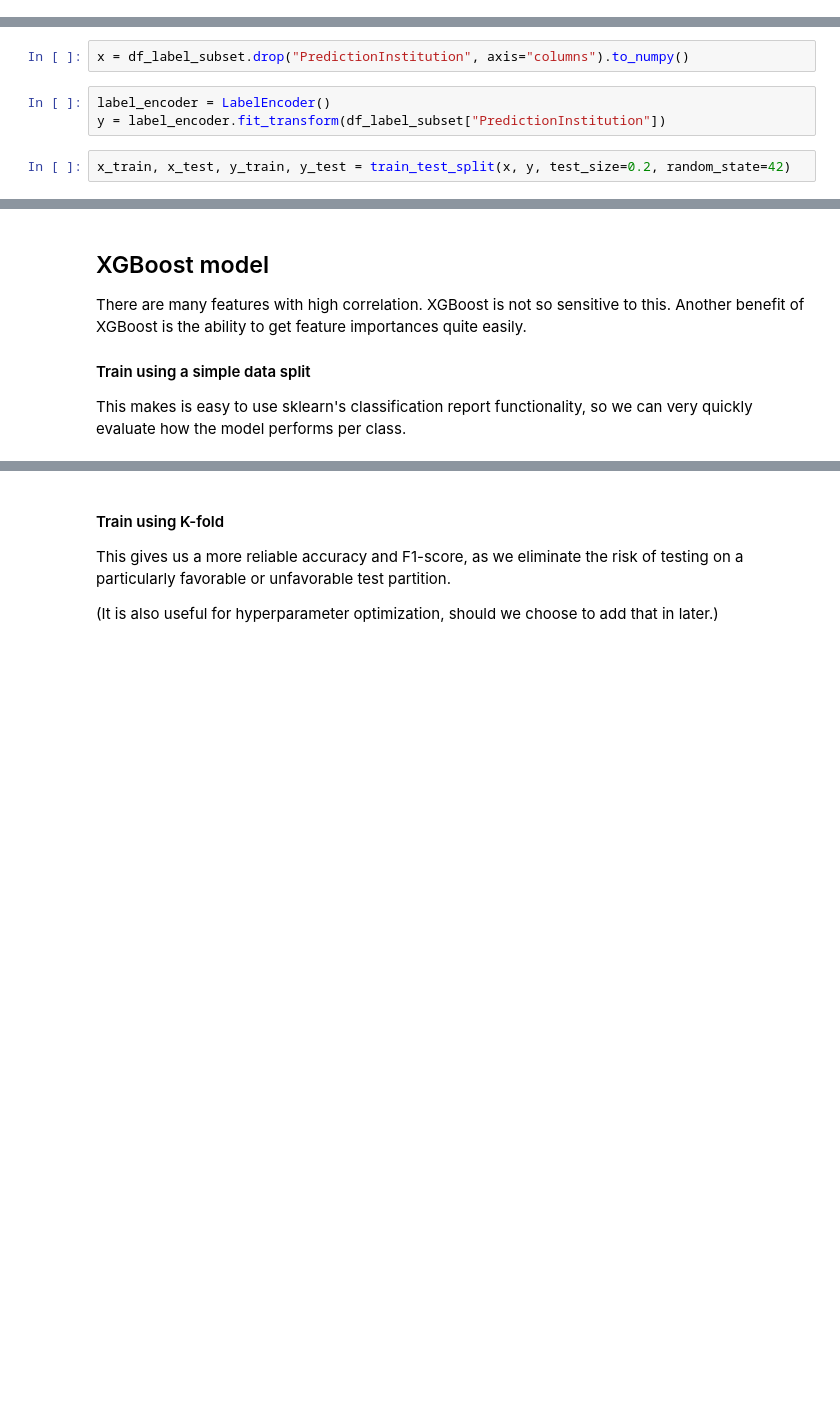
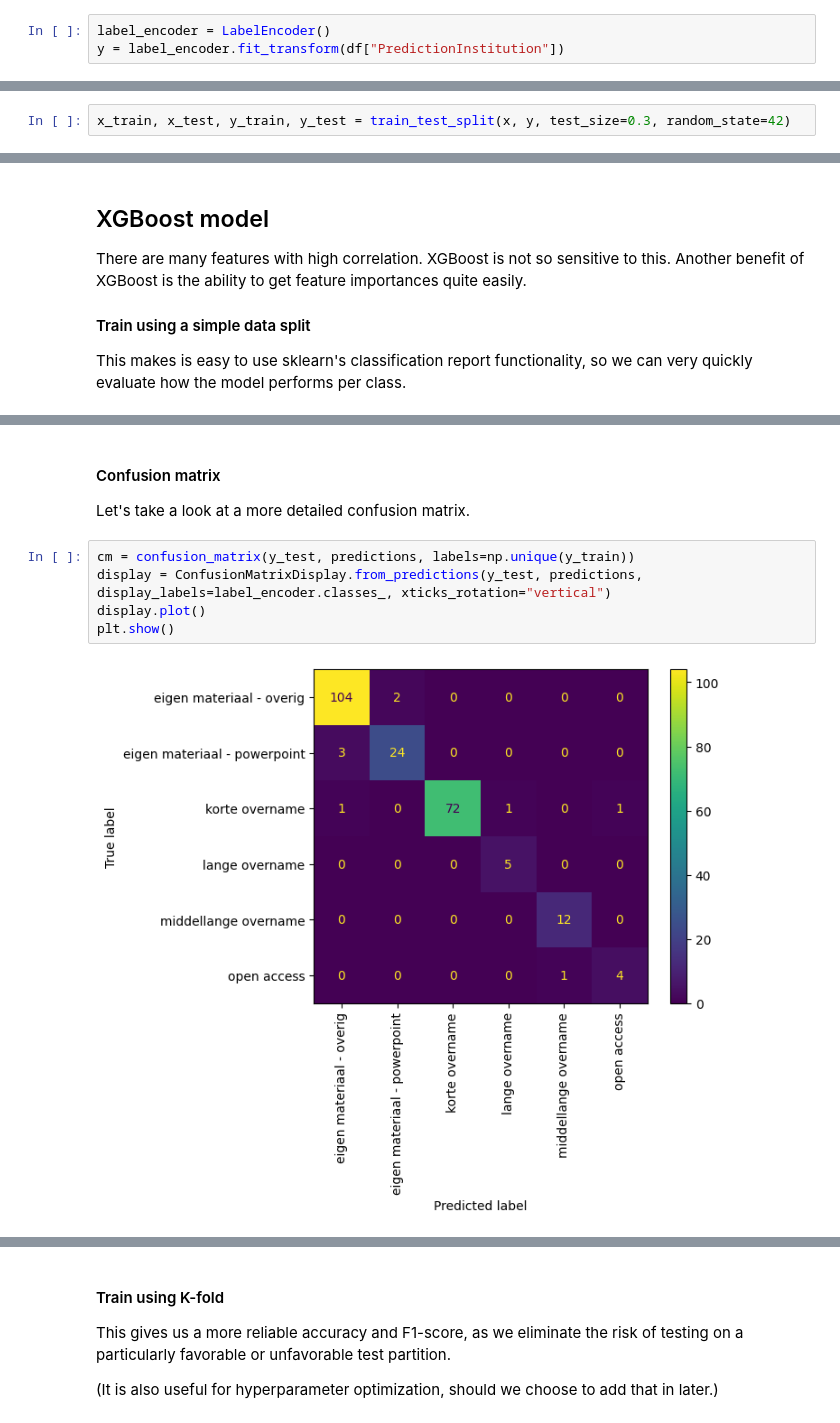
Before and after one commit to sara-nl/copyright-ml, a Jupyter notebook: data_analysis.ipynb, the cells around one changed output, grey strips where cells are left out. Cells and saved outputs as stored; diff of their text form; blank space fills up the shorter version.

Commit message:
add confusion matrix and tool's results

```diff
--- a/data_analysis.ipynb
+++ b/data_analysis.ipynb
@@ -268 +282,4 @@ eigen materiaal - powerpoint       92
+# %%
+label_encoder = LabelEncoder()
+y = label_encoder.fit_transform(df["PredictionInstitution"])
 # %% [markdown]
@@ -272,10 +287,5 @@ We split the data frame into x and encoded y, which we transform to numpy arrays
-# %%
-x = df_label_subset.drop("PredictionInstitution", axis="columns").to_numpy()
-# %%
-label_encoder = LabelEncoder()
-y = label_encoder.fit_transform(df_label_subset["PredictionInstitution"])
 # %%
-x_train, x_test, y_train, y_test = train_test_split(x, y, test_size=0.2, random_state=42)
+x_train, x_test, y_train, y_test = train_test_split(x, y, test_size=0.3, random_state=42)
 # %%
 skf = StratifiedKFold(n_splits=5, shuffle=True, random_state=42)
 # %% [markdown]
@@ -308,0 +320,11 @@ eigen materiaal - powerpoint       0.79      0.83      0.81        18
+# %% [markdown]
+#### Confusion matrix
+
+Let's take a look at a more detailed confusion matrix.
+# %%
+cm = confusion_matrix(y_test, predictions, labels=np.unique(y_train))
+display = ConfusionMatrixDisplay.from_predictions(y_test, predictions, display_labels=label_encoder.classes_, xticks_rotation="vertical")
+display.plot()
+plt.show()
+# %% [output]
+[figure, added]
```
Also changed, not shown: parts of 23 cells of this notebook.
